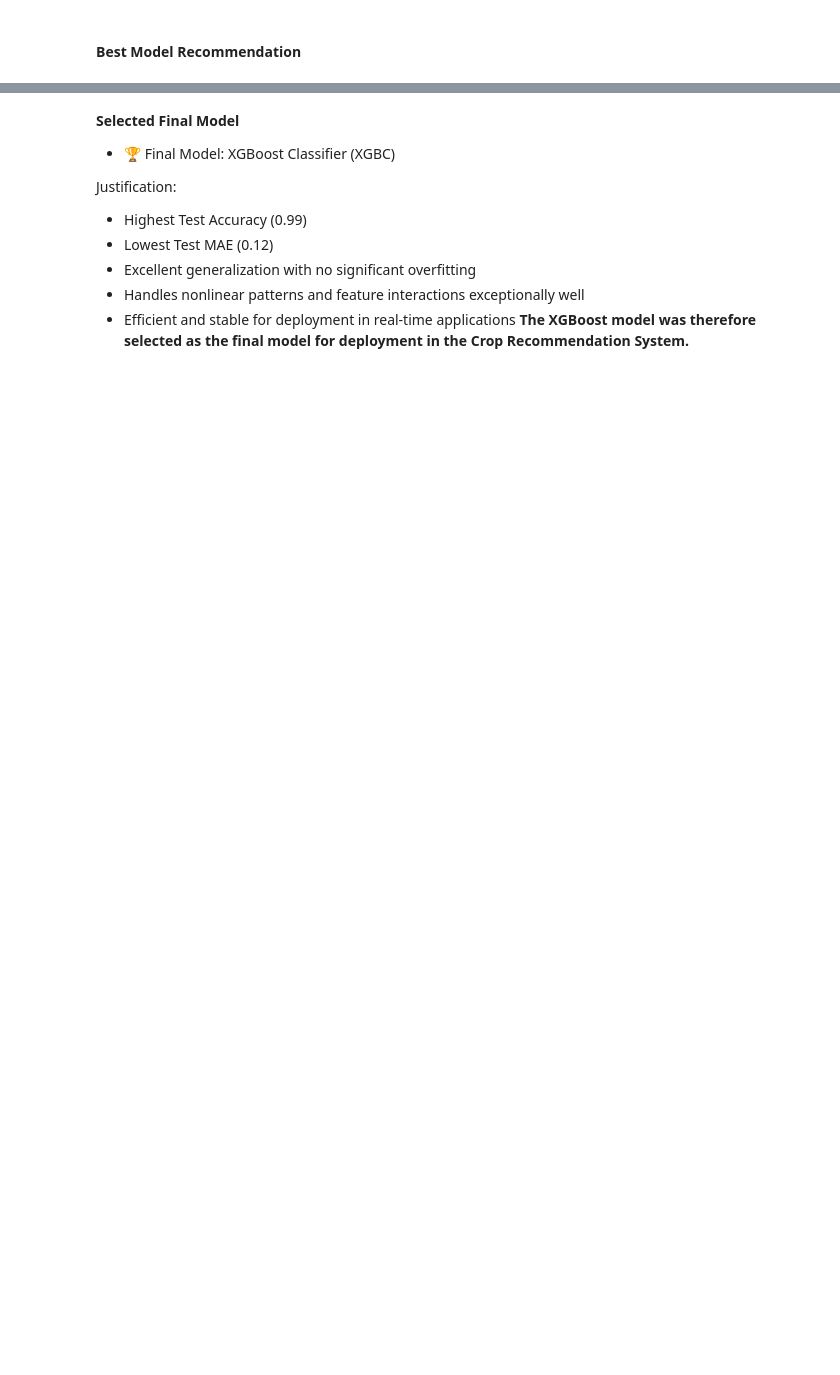
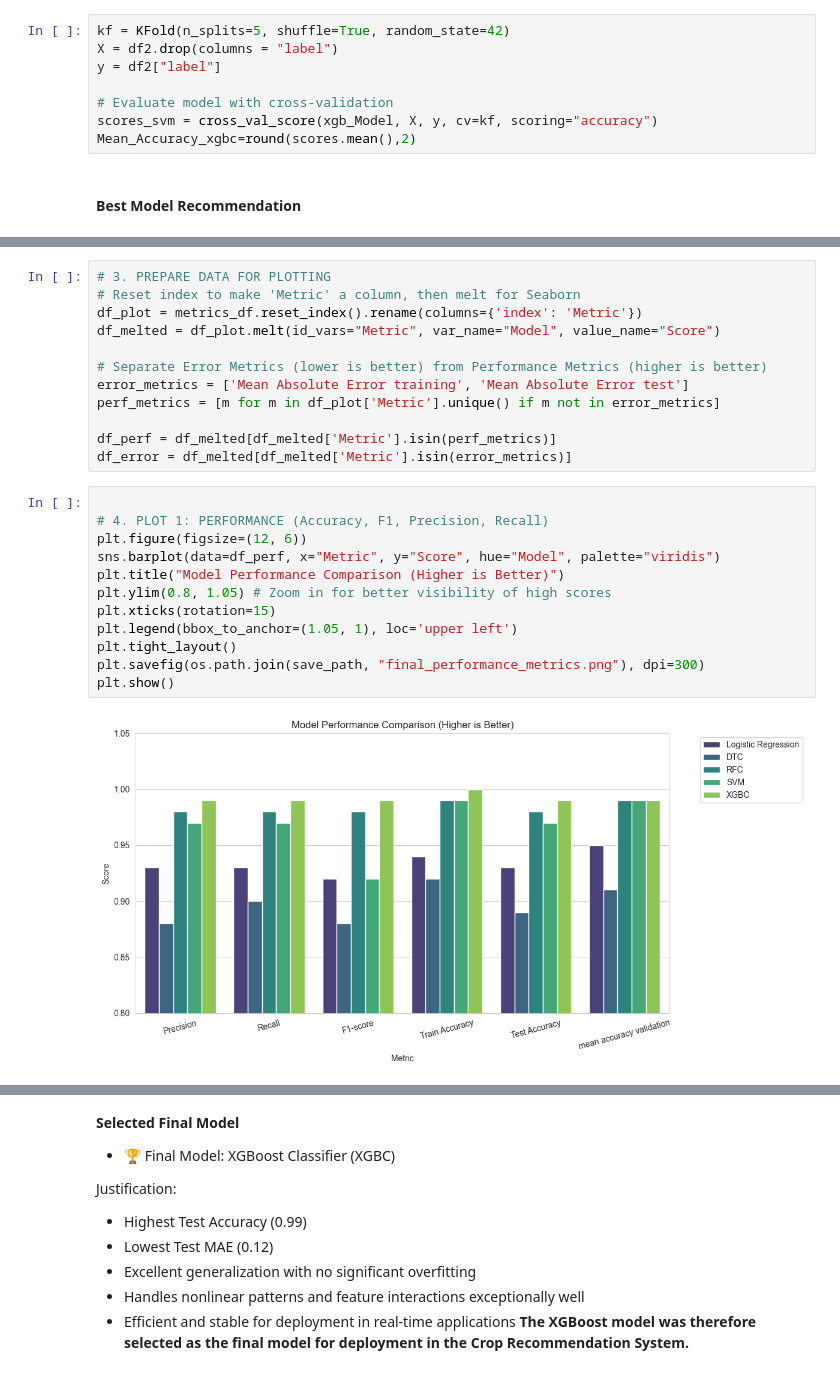
Before and after one commit to aykahsay/Crop-Recommendation-Capstone-Project, a Jupyter notebook: notebooks/02_model_training._model_selection.ipynb, the cells around one changed output, grey strips where cells are left out. Drawn from its saved outputs; the diff is of its cells as text; blank space fills up the shorter version.

```diff
--- a/notebooks/02_model_training._model_selection.ipynb
+++ b/notebooks/02_model_training._model_selection.ipynb
@@ -439,3 +486,11 @@ plt.show()
+# %%
+kf = KFold(n_splits=5, shuffle=True, random_state=42)
+X = df2.drop(columns = "label")
+y = df2["label"]
+
+# Evaluate model with cross-validation
+scores_svm = cross_val_score(xgb_Model, X, y, cv=kf, scoring="accuracy")
+Mean_Accuracy_xgbc=round(scores.mean(),2)
 # %% [markdown]
 #### **Best Model Recommendation**
 # %%
@@ -522,0 +574,26 @@ plt.show()
+# %%
+# 3. PREPARE DATA FOR PLOTTING
+# Reset index to make 'Metric' a column, then melt for Seaborn
+df_plot = metrics_df.reset_index().rename(columns={'index': 'Metric'})
+df_melted = df_plot.melt(id_vars="Metric", var_name="Model", value_name="Score")
+
+# Separate Error Metrics (lower is better) from Performance Metrics (higher is better)
+error_metrics = ['Mean Absolute Error training', 'Mean Absolute Error test']
+perf_metrics = [m for m in df_plot['Metric'].unique() if m not in error_metrics]
+
+df_perf = df_melted[df_melted['Metric'].isin(perf_metrics)]
+df_error = df_melted[df_melted['Metric'].isin(error_metrics)]
+# %%
+
+# 4. PLOT 1: PERFORMANCE (Accuracy, F1, Precision, Recall)
+plt.figure(figsize=(12, 6))
+sns.barplot(data=df_perf, x="Metric", y="Score", hue="Model", palette="viridis")
+plt.title("Model Performance Comparison (Higher is Better)")
+plt.ylim(0.8, 1.05) # Zoom in for better visibility of high scores
+plt.xticks(rotation=15)
+plt.legend(bbox_to_anchor=(1.05, 1), loc='upper left')
+plt.tight_layout()
+plt.savefig(os.path.join(save_path, "final_performance_metrics.png"), dpi=300)
+plt.show()
+# %% [output]
+[figure, added]
```
Also changed, not shown: parts of 31 cells of this notebook, 3 other files.
